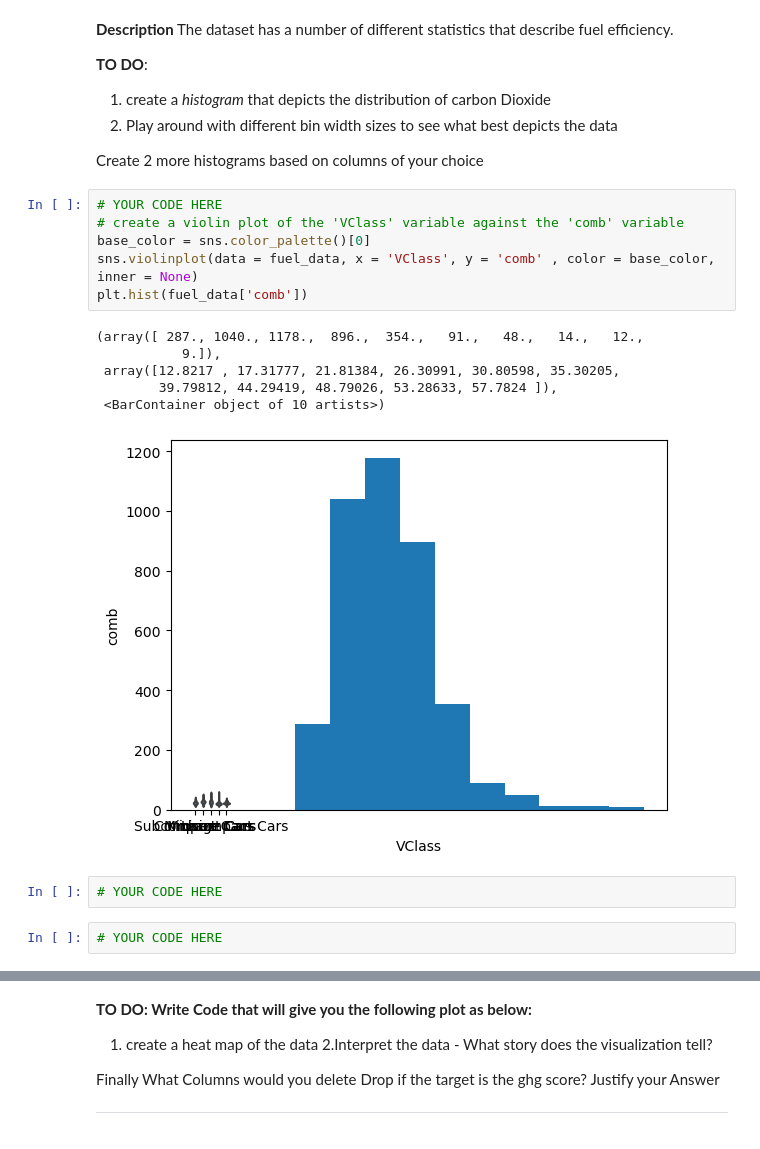
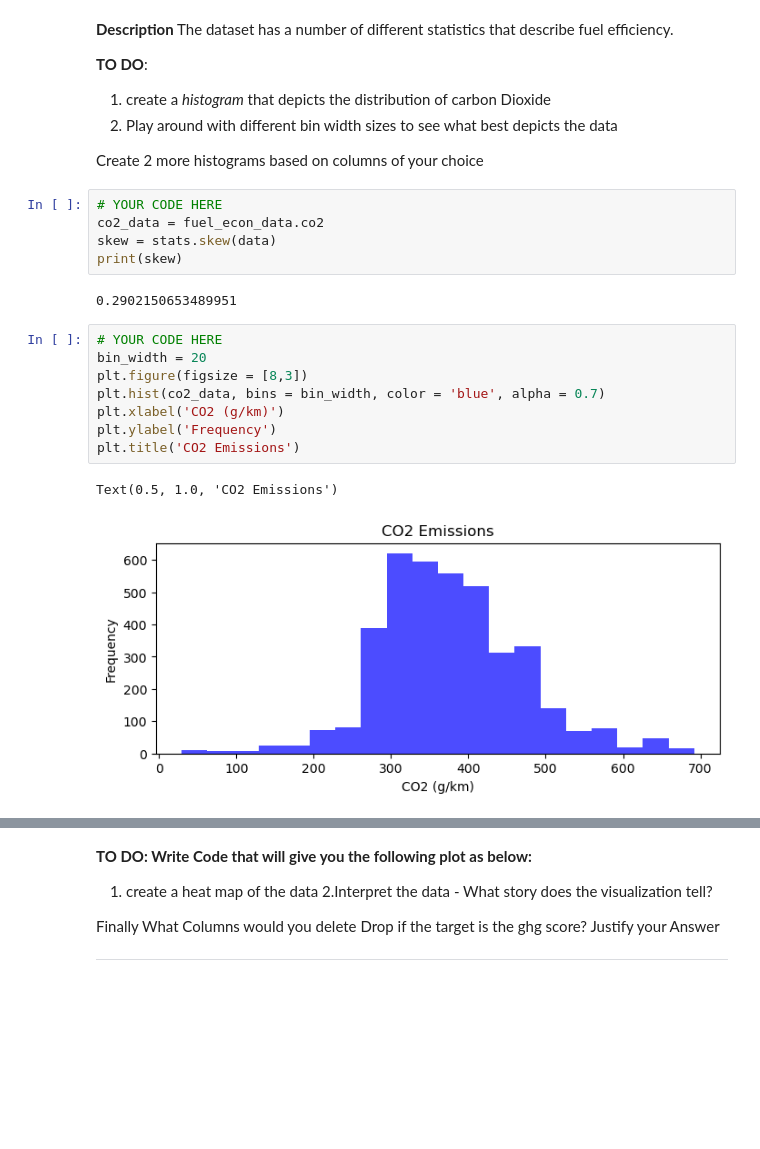
Before and after one commit to AristideI/plotting_assignment, a Jupyter notebook: Plotting Assignment.ipynb, the cells around one changed output, grey strips where cells are left out. Cells and saved outputs as stored; diff of their text form; blank space fills up the shorter version.

Commit message:
heat maps and custom data visualisation

```diff
--- a/Plotting Assignment.ipynb
+++ b/Plotting Assignment.ipynb
@@ -63,20 +63,21 @@ The dataset has a number of different statistics that describe fuel efficiency.
 2.   Play  around with different bin width sizes to see what best depicts the data
 
 Create 2 more histograms based on columns of your choice
-# %%
-# YOUR CODE HERE
-# create a violin plot of the 'VClass' variable against the 'comb' variable
-base_color = sns.color_palette()[0]
-sns.violinplot(data = fuel_data, x = 'VClass', y = 'comb' , color = base_color, inner = None)
-plt.hist(fuel_data['comb'])
-# %% [output]
-(array([ 287., 1040., 1178.,  896.,  354.,   91.,   48.,   14.,   12.,
-           9.]),
- array([12.8217 , 17.31777, 21.81384, 26.30991, 30.80598, 35.30205,
-        39.79812, 44.29419, 48.79026, 53.28633, 57.7824 ]),
- <BarContainer object of 10 artists>)
-[figure, removed]
 # %%
 # YOUR CODE HERE
+co2_data = fuel_econ_data.co2
+skew = stats.skew(data)
+print(skew)
+# %% [output]
+0.2902150653489951
-# %%
-# YOUR CODE HERE
+# %%
+# YOUR CODE HERE
+bin_width = 20
+plt.figure(figsize = [8,3])
+plt.hist(co2_data, bins = bin_width, color = 'blue', alpha = 0.7)
+plt.xlabel('CO2 (g/km)')
+plt.ylabel('Frequency')
+plt.title('CO2 Emissions')
+# %% [output]
+Text(0.5, 1.0, 'CO2 Emissions')
+[figure, added]
```
Also changed, not shown: parts of 4 cells of this notebook.
